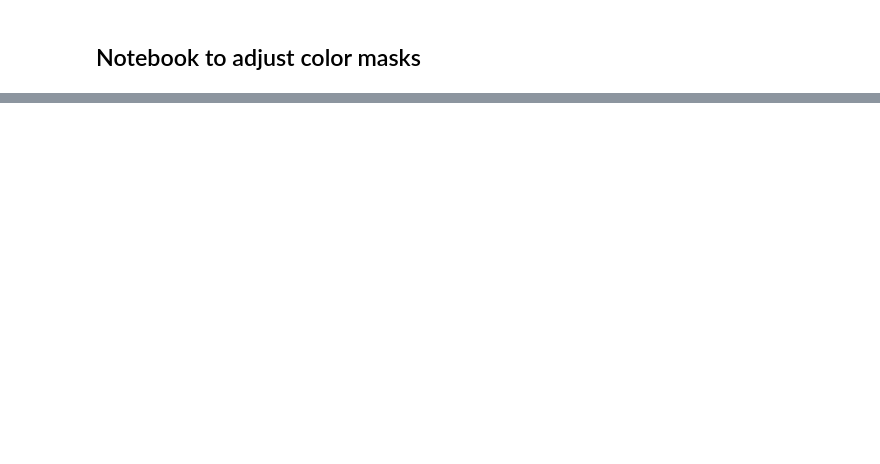
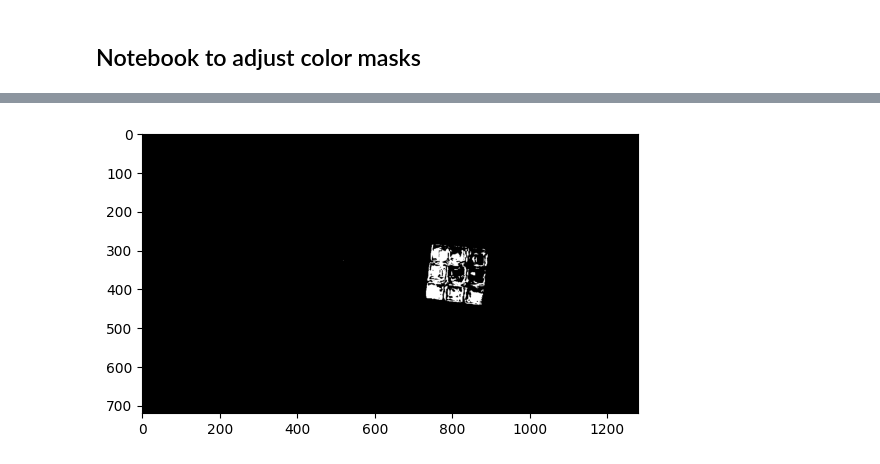
Before and after one commit to AsterisCrack/CV-Project, a Jupyter notebook: color_mask_adjust.ipynb, the cells around one changed output, grey strips where cells are left out. Saved outputs shown, nothing was run; the diff lists cells and outputs as text; code cells hidden in the pictures; blank space fills up the shorter version.

```diff
--- a/color_mask_adjust.ipynb
+++ b/color_mask_adjust.ipynb
@@ -53,0 +58,10 @@ plt.imshow(cv2.cvtColor(upper, cv2.COLOR_HSV2RGB))
+# %%
+#For a single mask
+lower = np.array([45, 100, 20])
+upper = np.array([76, 255, 255])
+mask = cv2.inRange(img, lower, upper)
+result = cv2.bitwise_and(result, result, mask=mask)
+plt.imshow(cv2.cvtColor(mask, cv2.COLOR_BGR2RGB))
+plt.show()
+# %% [output]
+[figure, added]
```
Also changed, not shown: parts of 4 cells of this notebook, 2 other files.
